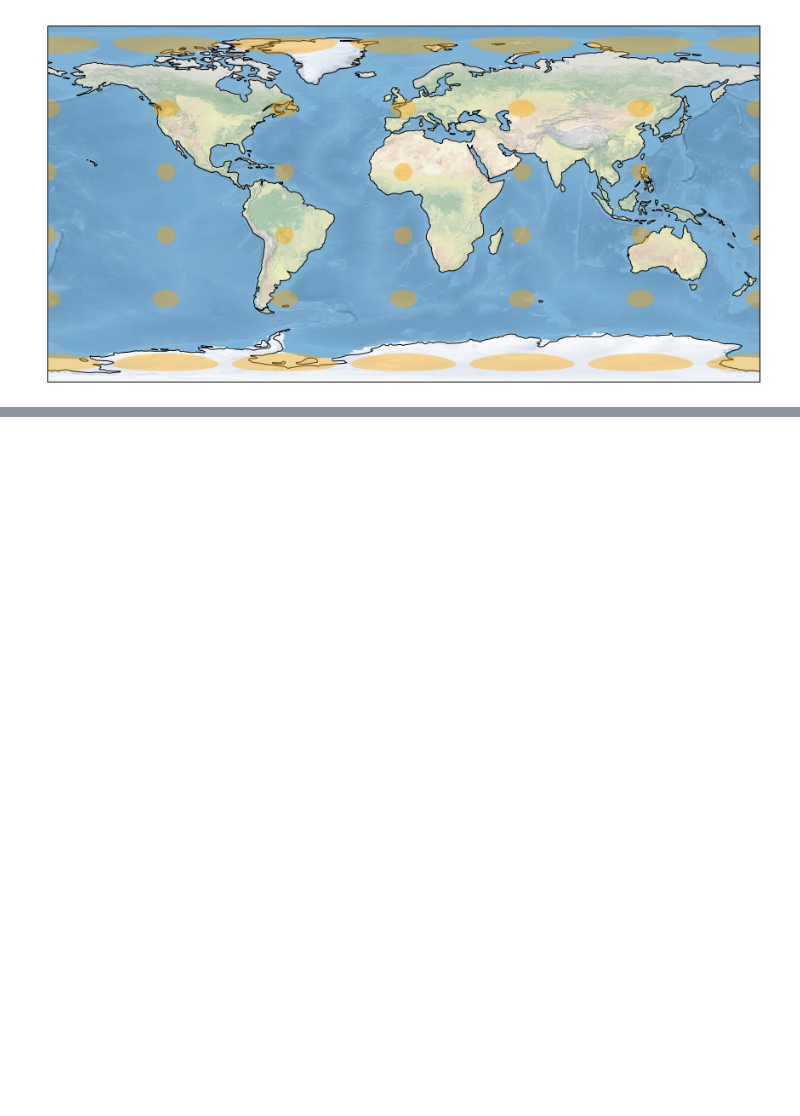
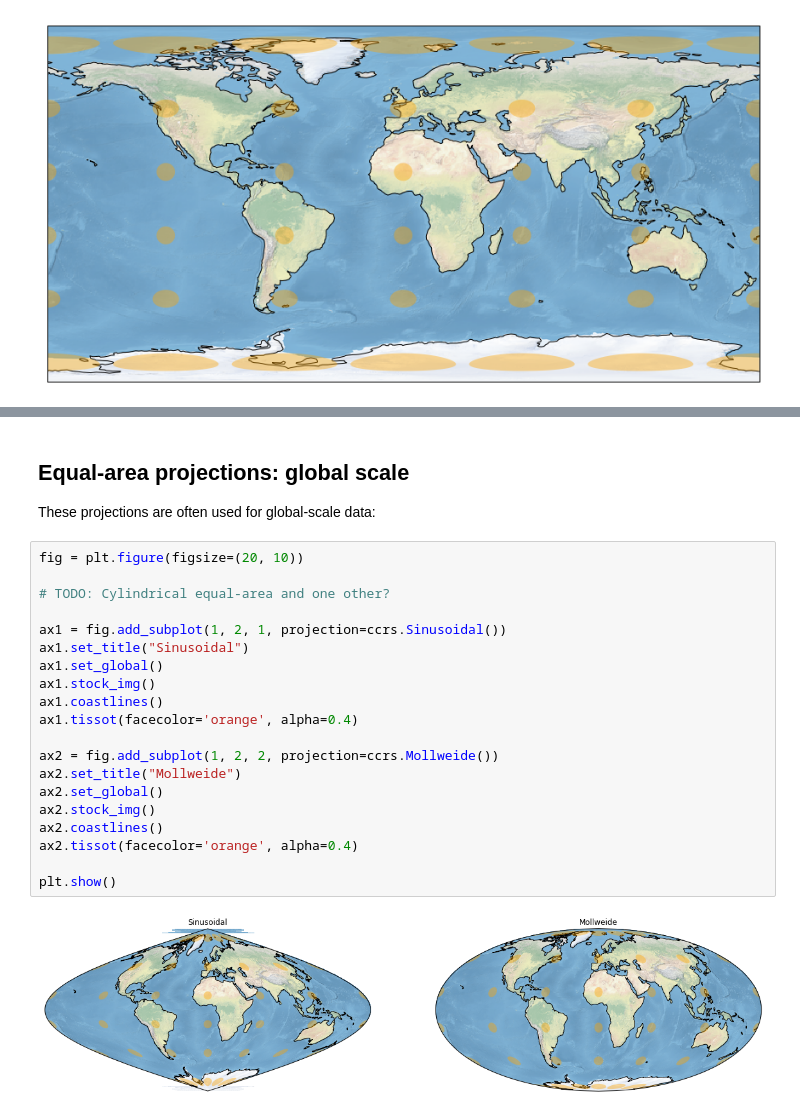
Before and after one commit to Data-Tree/visualization, a Jupyter notebook: projections/Exploring map projections.ipynb, the cells around one changed output, grey strips where cells are left out. Drawn from its saved outputs; the diff is of its cells as text; blank space fills up the shorter version.

Commit message:
Significant work on map projections section

```diff
--- a/projections/Exploring map projections.ipynb
+++ b/projections/Exploring map projections.ipynb
@@ -56,0 +60,26 @@ This projection is commonly used by web mapping tools
+# %% [markdown]
+## Equal-area projections: global scale
+
+These projections are often used for global-scale data:
+# %%
+fig = plt.figure(figsize=(20, 10))
+
+# TODO: Cylindrical equal-area and one other?
+
+ax1 = fig.add_subplot(1, 2, 1, projection=ccrs.Sinusoidal())
+ax1.set_title("Sinusoidal")
+ax1.set_global()
+ax1.stock_img()
+ax1.coastlines()
+ax1.tissot(facecolor='orange', alpha=0.4)
+
+ax2 = fig.add_subplot(1, 2, 2, projection=ccrs.Mollweide())
+ax2.set_title("Mollweide")
+ax2.set_global()
+ax2.stock_img()
+ax2.coastlines()
+ax2.tissot(facecolor='orange', alpha=0.4)
+
+plt.show()
+# %% [output]
+[figure, added]
```
Also changed, not shown: parts of 25 cells of this notebook.
